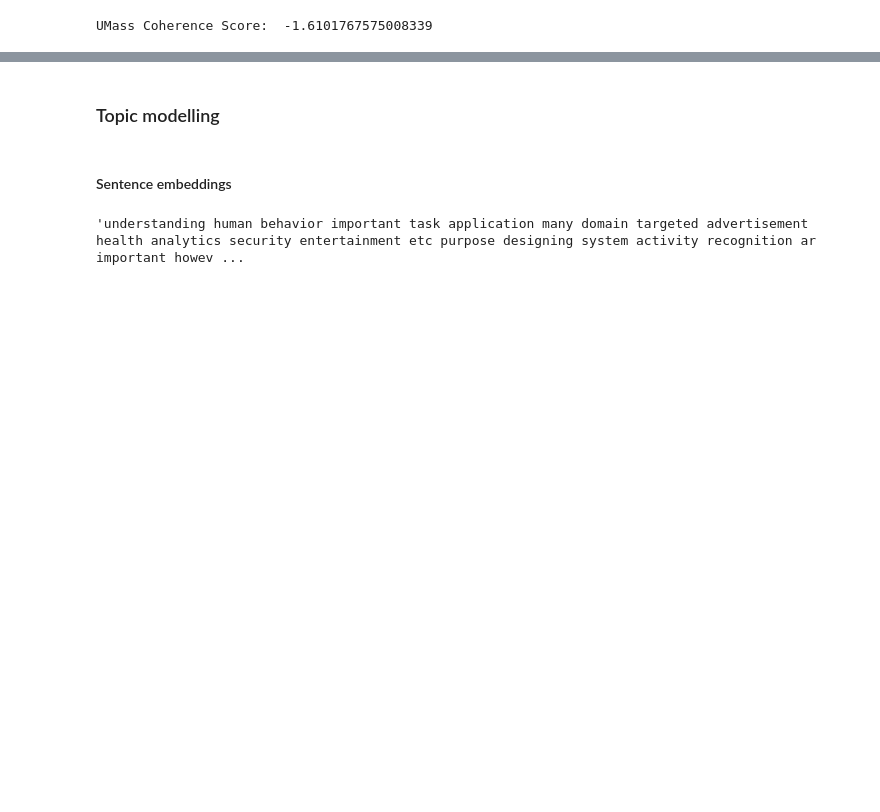
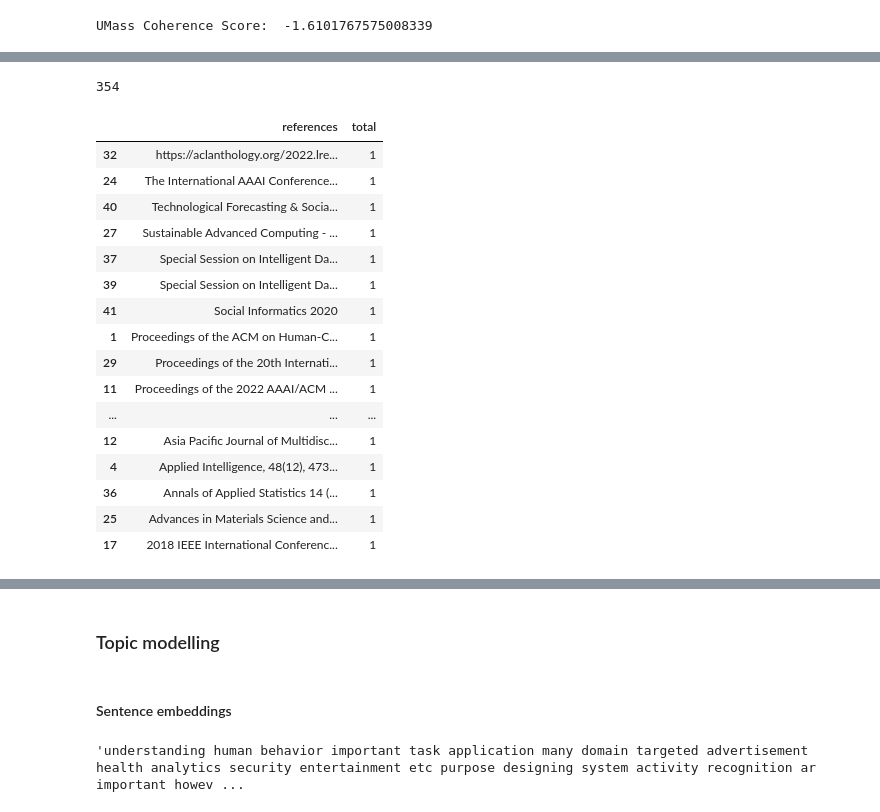
Before and after one commit to booktrackerGirl/Data-wrangling-and-analysis, a Jupyter notebook: Google Scholar Search/arXiv_analysis.ipynb, the cells around one changed output, grey strips where cells are left out. Cells and saved outputs as stored; diff of their text form; code cells hidden in the pictures; blank space fills up the shorter version.

```diff
--- a/Google Scholar Search/arXiv_analysis.ipynb
+++ b/Google Scholar Search/arXiv_analysis.ipynb
@@ -486,0 +657,27 @@ UMass Coherence Score:  -1.6101767575008339
+# %%
+# Check for NaN values
+all_papers_df['journal_ref'].isna().sum() # Mostly NaN values
+# %% [output]
+354
+# %%
+n_references = all_papers_df['journal_ref'].dropna().value_counts().reset_index(name='total')
+n_references = n_references.sort_values(by="index", ascending=False)[["index", "total"]].rename(columns={'index': 'references'})
+n_references
+# %% [output]
+|  | references | total |
+| 32 | https://aclanthology.org/2022.lre... | 1 |
+| 24 | The International AAAI Conference... | 1 |
+| 40 | Technological Forecasting & Socia... | 1 |
+| 27 | Sustainable Advanced Computing - ... | 1 |
+| 37 | Special Session on Intelligent Da... | 1 |
+| 39 | Special Session on Intelligent Da... | 1 |
+| 41 | Social Informatics 2020 | 1 |
+| 1 | Proceedings of the ACM on Human-C... | 1 |
+| 29 | Proceedings of the 20th Internati... | 1 |
+| 11 | Proceedings of the 2022 AAAI/ACM ... | 1 |
+| ... | ... | ... |
+| 12 | Asia Pacific Journal of Multidisc... | 1 |
+| 4 | Applied Intelligence, 48(12), 473... | 1 |
+| 36 | Annals of Applied Statistics 14 (... | 1 |
+| 25 | Advances in Materials Science and... | 1 |
+| 17 | 2018 IEEE International Conferenc... | 1 |
```
Also changed, not shown: parts of 32 cells of this notebook.
